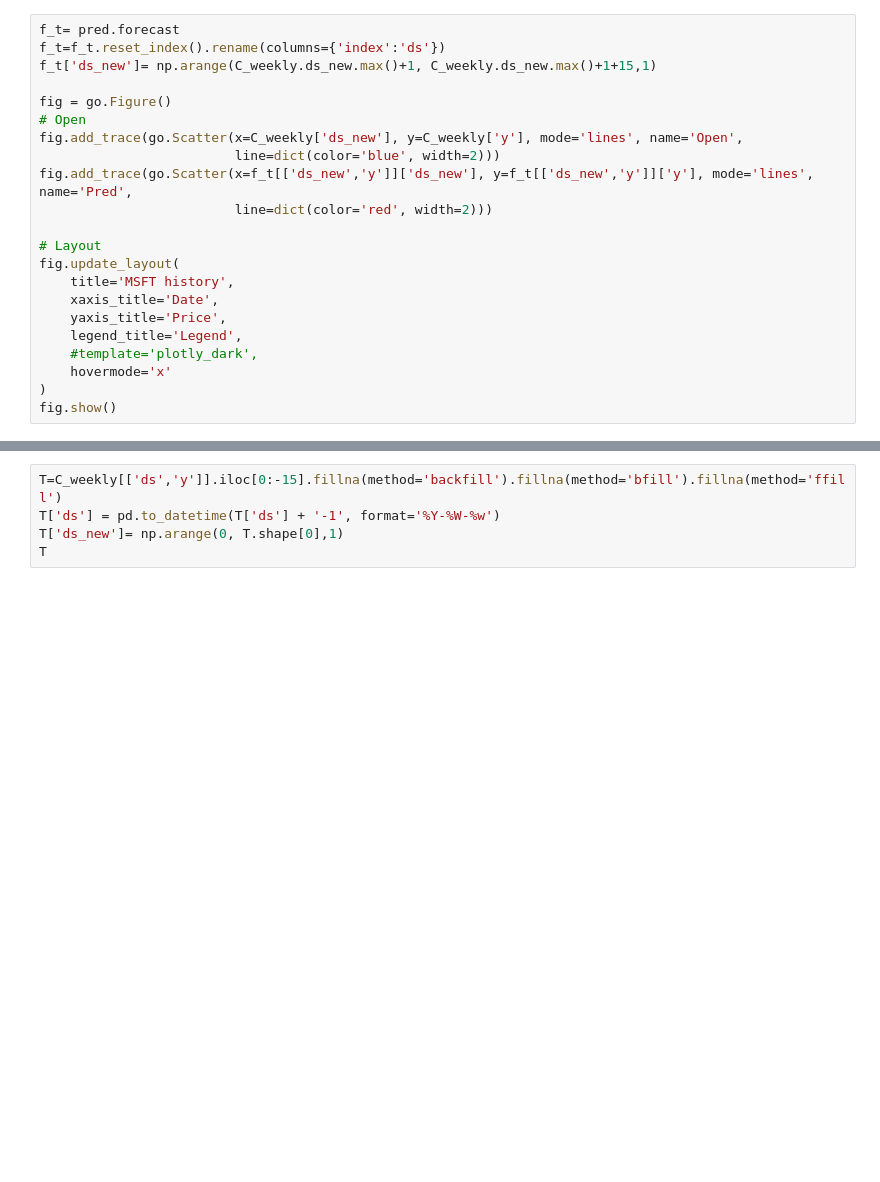
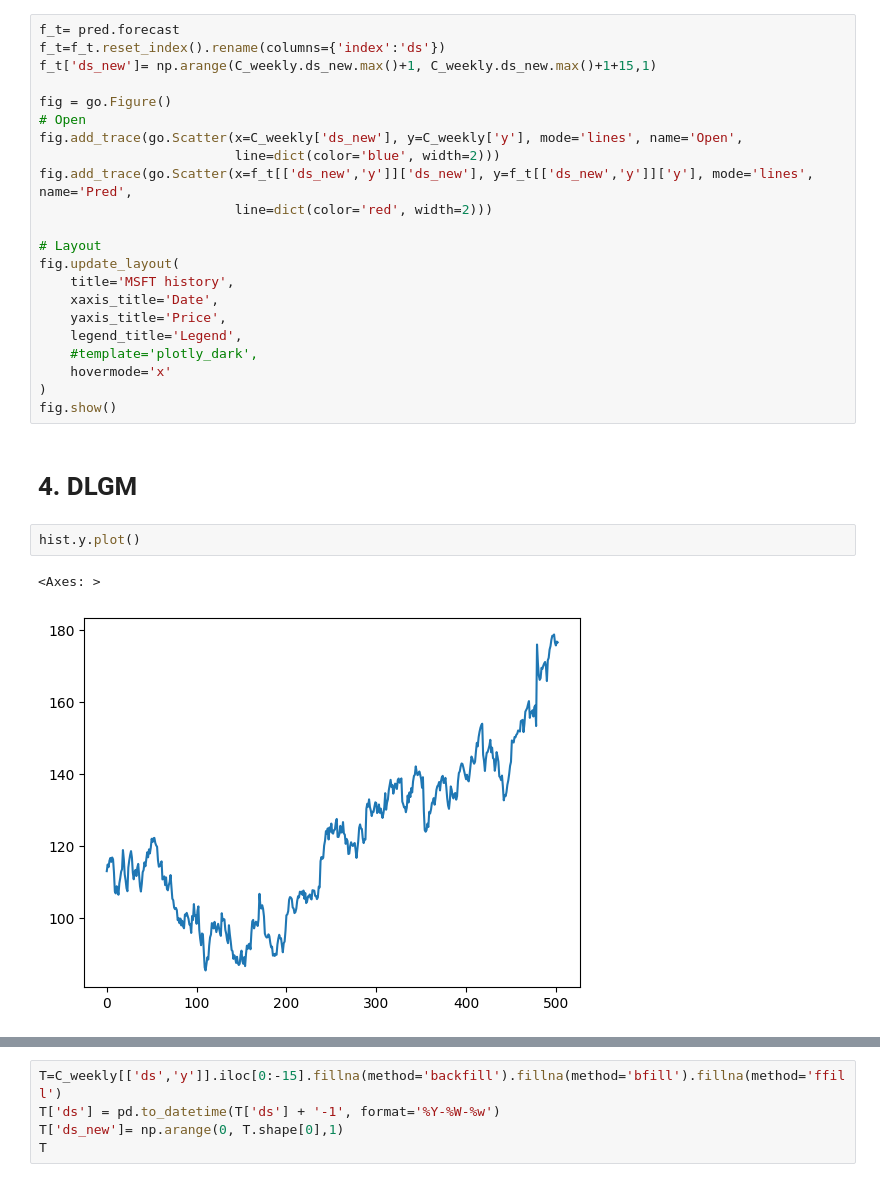
Before and after one commit to dfbustosus/Bootcamp-DS-2024-I, a Jupyter notebook: Clase 24 May 2024/Series de Tiempo - Parte II.ipynb, the cells around one changed output, grey strips where cells are left out. Drawn from its saved outputs; the diff is of its cells as text; blank space fills up the shorter version.

```diff
--- a/Clase 24 May 2024/Series de Tiempo - Parte II.ipynb
+++ b/Clase 24 May 2024/Series de Tiempo - Parte II.ipynb
@@ -518,3 +601,10 @@ fig.update_layout(
     hovermode='x'
 )
 fig.show()
+# %% [markdown]
+# 4. DLGM
+# %%
+hist.y.plot()
+# %% [output]
+<Axes: >
+[figure, added]
```
Also changed, not shown: parts of 25 cells of this notebook.
